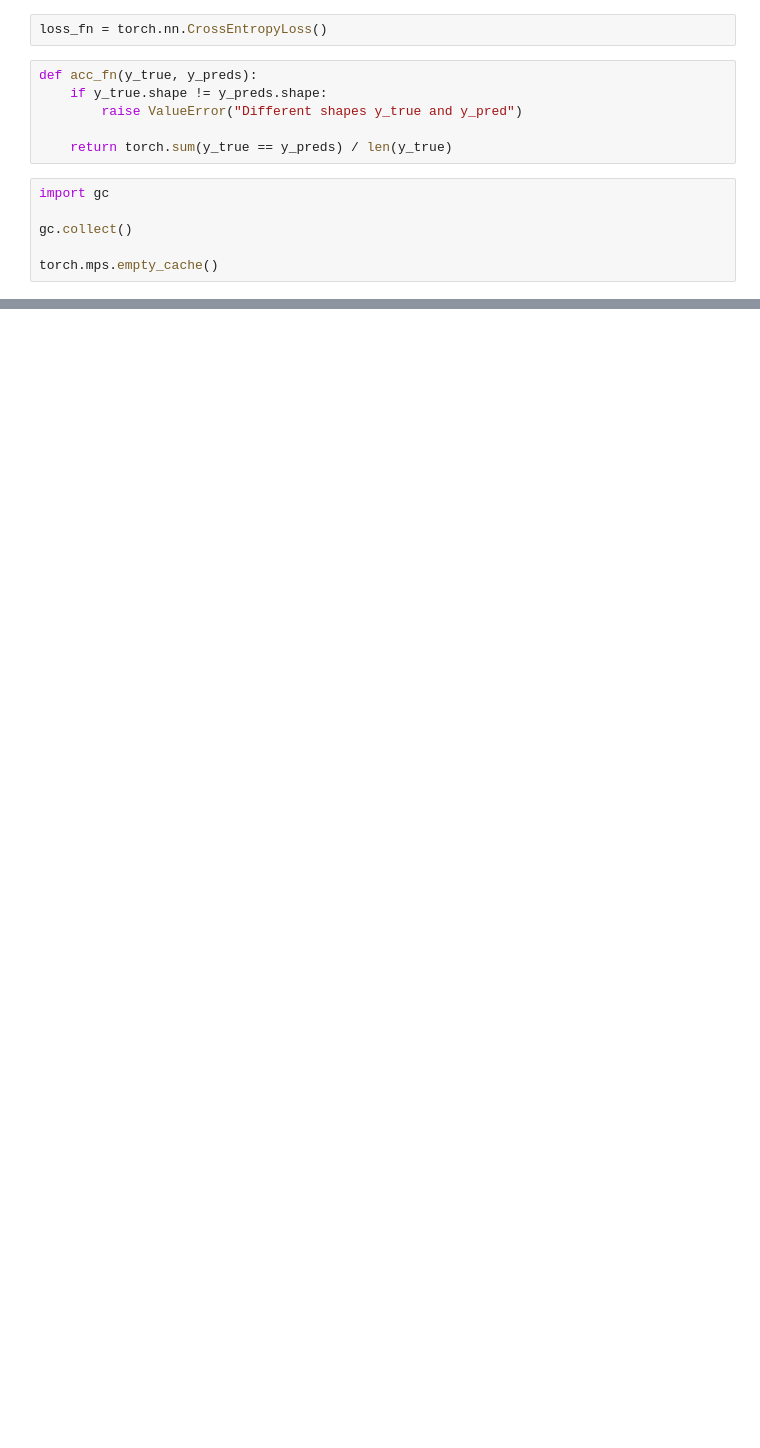
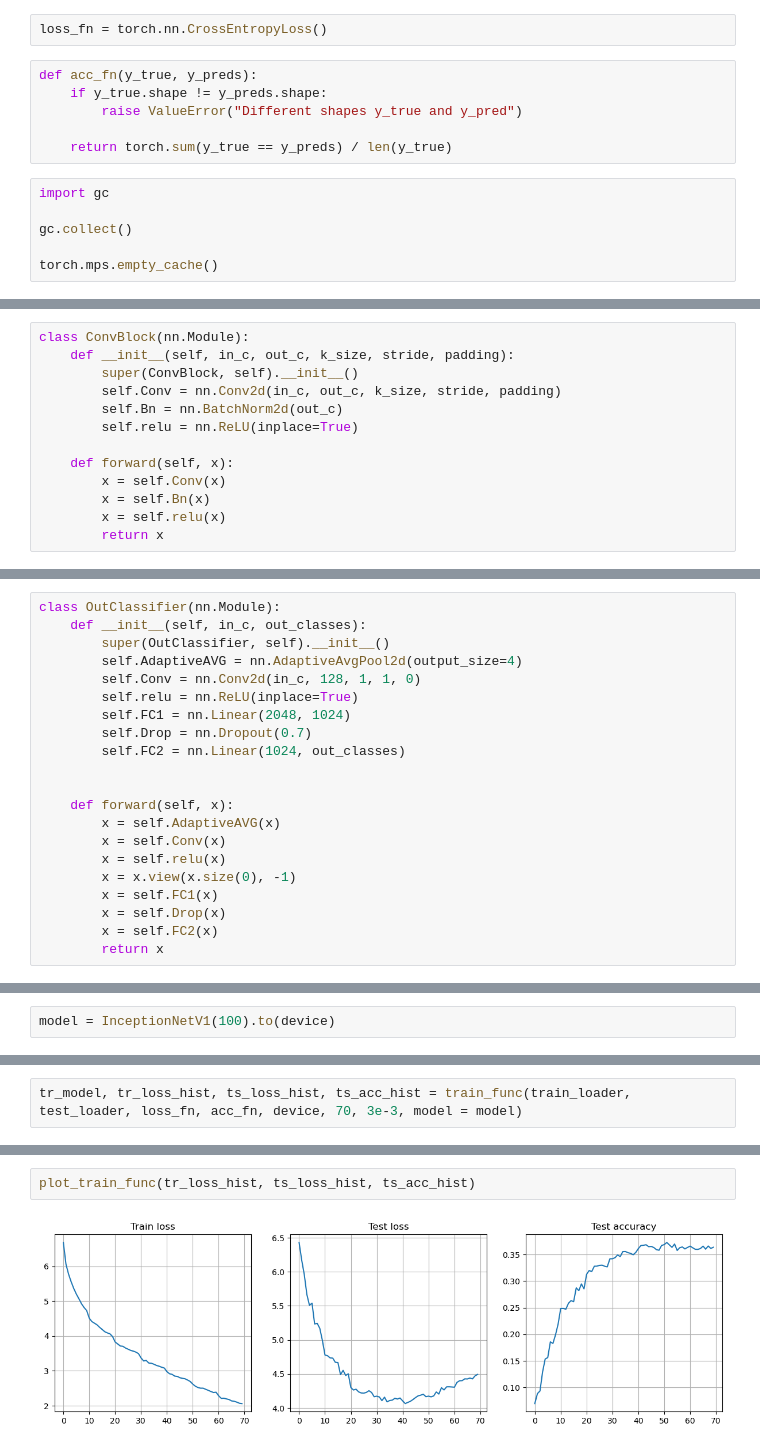
Before and after one commit to WASD6464/ML, a Jupyter notebook: CV/Architectures.ipynb, the cells around one changed output, grey strips where cells are left out. Drawn from its saved outputs; the diff is of its cells as text; blank space fills up the shorter version.

```diff
--- a/CV/Architectures.ipynb
+++ b/CV/Architectures.ipynb
@@ -241,0 +287,13 @@ KeyboardInterrupt:
+# %%
+class ConvBlock(nn.Module):
+    def __init__(self, in_c, out_c, k_size, stride, padding):
+        super(ConvBlock, self).__init__()
+        self.Conv = nn.Conv2d(in_c, out_c, k_size, stride, padding)
+        self.Bn = nn.BatchNorm2d(out_c)
+        self.relu = nn.ReLU(inplace=True)
+
+    def forward(self, x):
+        x = self.Conv(x)
+        x = self.Bn(x)
+        x = self.relu(x)
+        return x
@@ -241,0 +328,21 @@ KeyboardInterrupt:
+# %%
+class OutClassifier(nn.Module):
+    def __init__(self, in_c, out_classes):
+        super(OutClassifier, self).__init__()
+        self.AdaptiveAVG = nn.AdaptiveAvgPool2d(output_size=4)
+        self.Conv = nn.Conv2d(in_c, 128, 1, 1, 0)
+        self.relu = nn.ReLU(inplace=True)
+        self.FC1 = nn.Linear(2048, 1024)
+        self.Drop = nn.Dropout(0.7)
+        self.FC2 = nn.Linear(1024, out_classes)
+
+
+    def forward(self, x):
+        x = self.AdaptiveAVG(x)
+        x = self.Conv(x)
+        x = self.relu(x)
+        x = x.view(x.size(0), -1)
+        x = self.FC1(x)
+        x = self.Drop(x)
+        x = self.FC2(x)
+        return x
@@ -241,0 +485,2 @@ KeyboardInterrupt:
+# %%
+model = InceptionNetV1(100).to(device)
@@ -241,0 +569,2 @@ KeyboardInterrupt:
+# %%
+tr_model, tr_loss_hist, ts_loss_hist, ts_acc_hist = train_func(train_loader, test_loader, loss_fn, acc_fn, device, 70, 3e-3, model = model)
@@ -241,0 +589,4 @@ KeyboardInterrupt:
+# %%
+plot_train_func(tr_loss_hist, ts_loss_hist, ts_acc_hist)
+# %% [output]
+[figure, added]
```
Also changed, not shown: parts of 43 cells of this notebook, 1 other file.
